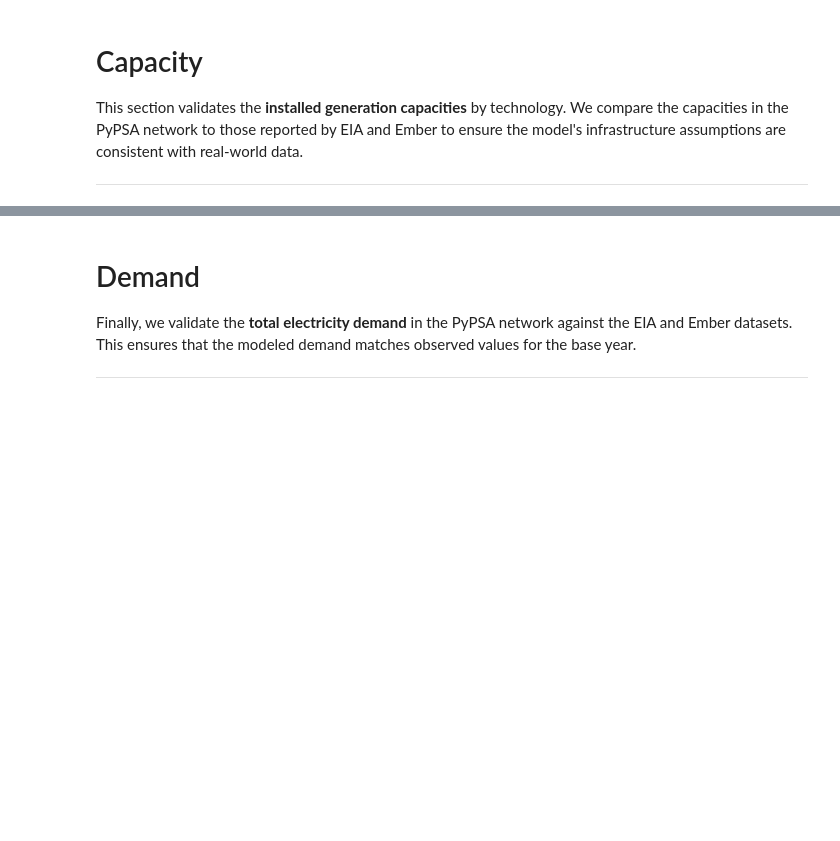
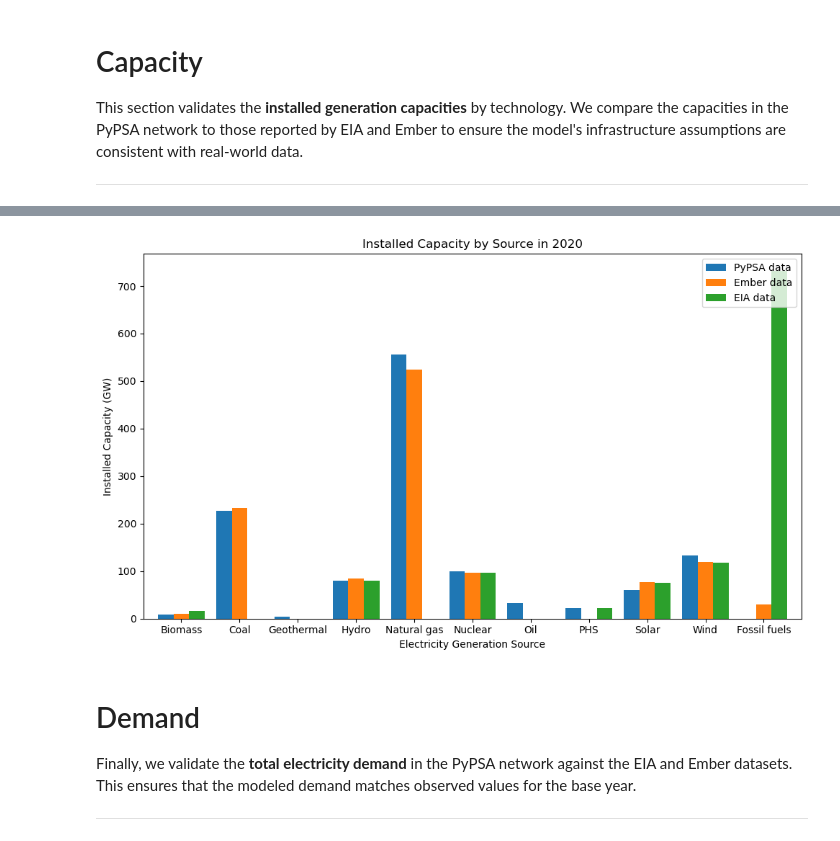
Before and after one commit to open-energy-transition/efuels-supply-potentials, a Jupyter notebook: notebooks/validation_EIA_Ember.ipynb, the cells around one changed output, grey strips where cells are left out. Drawn from its saved outputs; the diff is of its cells as text; code cells hidden in the pictures; blank space fills up the shorter version.

```diff
--- a/notebooks/validation_EIA_Ember.ipynb
+++ b/notebooks/validation_EIA_Ember.ipynb
@@ -212,3 +194,13 @@ installed_capacity_df
+# %%
+installed_capacity_df.plot(kind="bar", figsize=(10, 6), width=0.8)
+plt.title(f"Installed Capacity by Source in {horizon}")
+plt.ylabel("Installed Capacity (GW)")
+plt.xticks(rotation=0)
+plt.xlabel("Electricity Generation Source")
+plt.legend(loc='upper right')
+plt.tight_layout()
+# %% [output]
+[figure, added]
 # %% [markdown]
 # Demand
 
```
Also changed, not shown: parts of 18 cells of this notebook, 1 other file.
